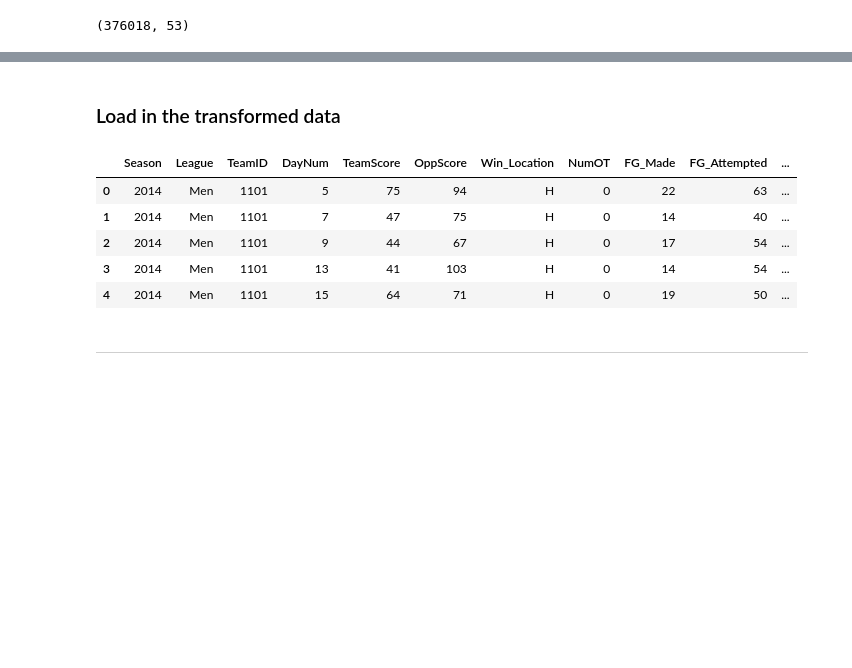
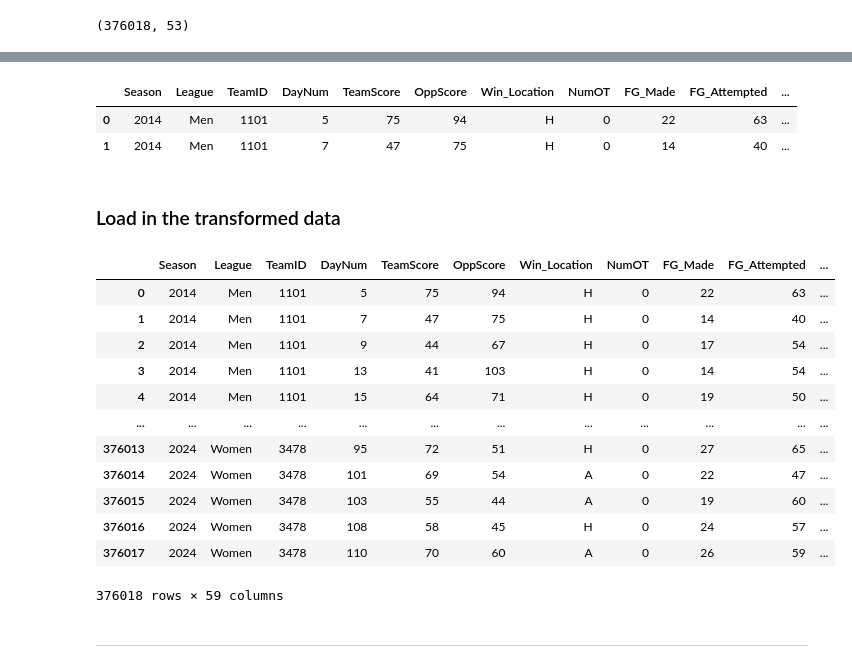
Before and after one commit to dvdhartsman/March_Machine_Learning_Mania_2024, a Jupyter notebook: Data_Understanding_and_Aggregation.ipynb, the cells around one changed output, grey strips where cells are left out. Drawn from its saved outputs; the diff is of its cells as text; code cells hidden in the pictures; blank space fills up the shorter version.

Commit message:
Continued Data Preparation

```diff
--- a/Data_Understanding_and_Aggregation.ipynb
+++ b/Data_Understanding_and_Aggregation.ipynb
@@ -1300,18 +1313,32 @@ df.shape
+# %%
+df.head(2)
+# %% [output]
+|  | Season | League | TeamID | DayNum | TeamScore | OppScore | Win_Location | NumOT | FG_Made | FG_Attempted | ... |
+| 0 | 2014 | Men | 1101 | 5 | 75 | 94 | H | 0 | 22 | 63 | ... |
+| 1 | 2014 | Men | 1101 | 7 | 47 | 75 | H | 0 | 14 | 40 | ... |
 # %%
 # Write the file
 # df.to_csv(os.path.join(path, "Consolidated_Data.csv"))
 # %% [markdown]
 ### Load in the transformed data
 # %%
-dada = pd.read_csv(os.path.join(path, "Consolidated_Data.csv"), index_col=0)
-dada.head()
+# Just an easier starting point for final aggregation
+df = pd.read_csv(os.path.join(path, "Consolidated_Data.csv"), index_col=0)
+df
 # %% [output]
 |  | Season | League | TeamID | DayNum | TeamScore | OppScore | Win_Location | NumOT | FG_Made | FG_Attempted | ... |
 | 0 | 2014 | Men | 1101 | 5 | 75 | 94 | H | 0 | 22 | 63 | ... |
 | 1 | 2014 | Men | 1101 | 7 | 47 | 75 | H | 0 | 14 | 40 | ... |
 | 2 | 2014 | Men | 1101 | 9 | 44 | 67 | H | 0 | 17 | 54 | ... |
 | 3 | 2014 | Men | 1101 | 13 | 41 | 103 | H | 0 | 14 | 54 | ... |
 | 4 | 2014 | Men | 1101 | 15 | 64 | 71 | H | 0 | 19 | 50 | ... |
+| ... | ... | ... | ... | ... | ... | ... | ... | ... | ... | ... | ... |
+| 376013 | 2024 | Women | 3478 | 95 | 72 | 51 | H | 0 | 27 | 65 | ... |
+| 376014 | 2024 | Women | 3478 | 101 | 69 | 54 | A | 0 | 22 | 47 | ... |
+| 376015 | 2024 | Women | 3478 | 103 | 55 | 44 | A | 0 | 19 | 60 | ... |
+| 376016 | 2024 | Women | 3478 | 108 | 58 | 45 | H | 0 | 24 | 57 | ... |
+| 376017 | 2024 | Women | 3478 | 110 | 70 | 60 | A | 0 | 26 | 59 | ... |
+376018 rows × 59 columns
 # %% [markdown]
 <hr style="border: 3px solid blue">
 # %% [markdown]
```
Also changed, not shown: parts of 85 cells of this notebook.
